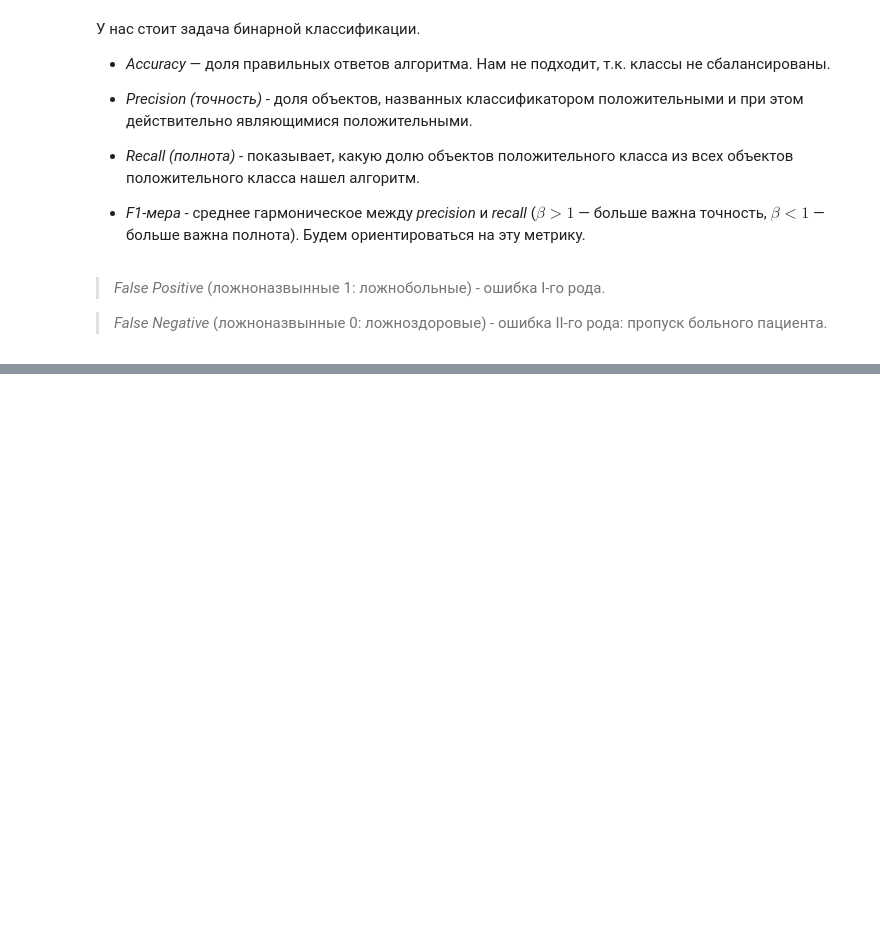
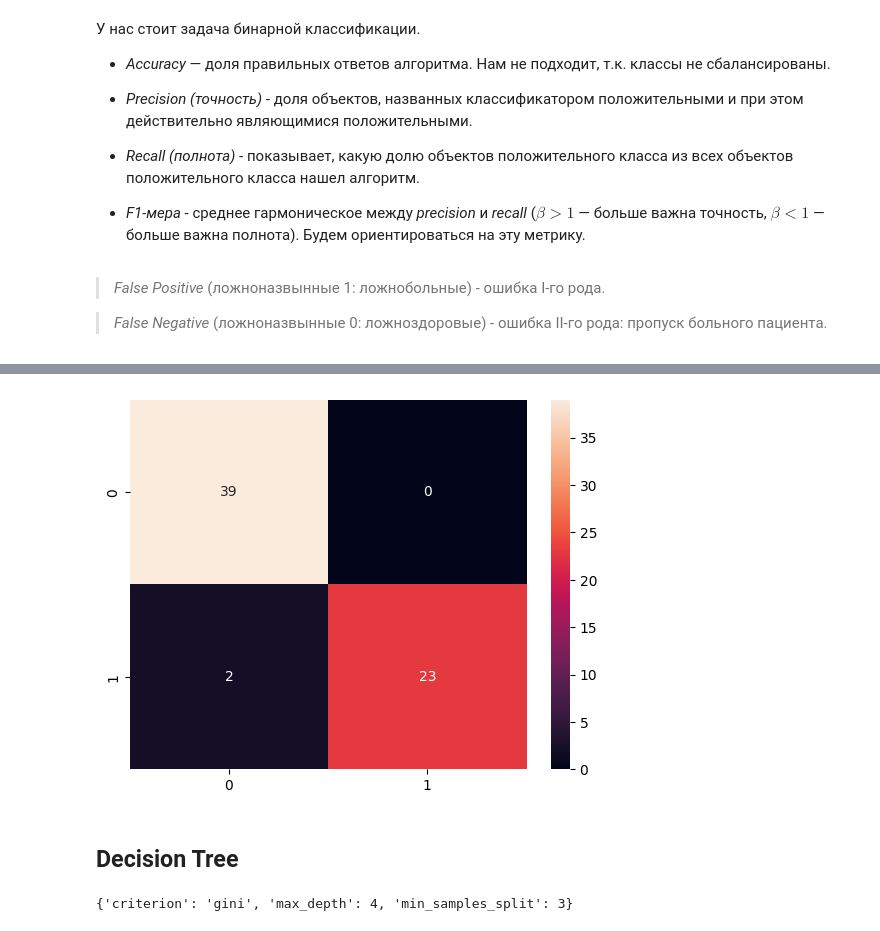
Before and after one commit to Rai1ag/Library, a Jupyter notebook: 7.MLMED_Итоговый проект/project.ipynb, the cells around one changed output, grey strips where cells are left out. Cells and saved outputs as stored; diff of their text form; code cells hidden in the pictures; blank space fills up the shorter version.

```diff
--- a/7.MLMED_Итоговый проект/project.ipynb
+++ b/7.MLMED_Итоговый проект/project.ipynb
@@ -634,7 +673,7 @@ from sklearn.model_selection import train_test_split
 X_train, X_test, y_train, y_test = train_test_split(
     X,
     y,
-    test_size=0.2,
+    test_size=0.3,
     random_state=42,
     shuffle=True
 )
@@ -688,0 +747,11 @@ Name: proportion, dtype: float64
+# %%
+scores = []
+
+for model_name, mp in model_params.items():
+    clf =  GridSearchCV(mp['model'], mp['params'], cv=3, return_train_score=False)
+    clf.fit(X_train, y_train)
+    scores.append({
+        'model': model_name,
+        'best_score': clf.best_score_,
+        'best_params': clf.best_params_
+    })
@@ -688,0 +774,7 @@ Name: proportion, dtype: float64
+# %%
+# Создаём модель.
+lg_model = LogisticRegression(solver = 'newton-cg',
+                           penalty = 'l2',
+                           multi_class = 'auto')
+lg_model.fit(X_train, y_train)
+lg_y_predict = lg_model.predict(X_test)
@@ -688,0 +814,13 @@ Name: proportion, dtype: float64
+# %%
+# Построим confusion matrix.
+sns.heatmap(confusion_matrix(y_test, lg_y_predict), annot = True)
+plt.show()
+# %% [output]
+[figure, added]
+# %% [markdown]
+## Decision Tree
+# %%
+# Выбираем наилучшие параметры для дерева решений.
+best_results.best_params[1]
+# %% [output]
+{'criterion': 'gini', 'max_depth': 4, 'min_samples_split': 3}
```
Also changed, not shown: parts of 37 cells of this notebook.
